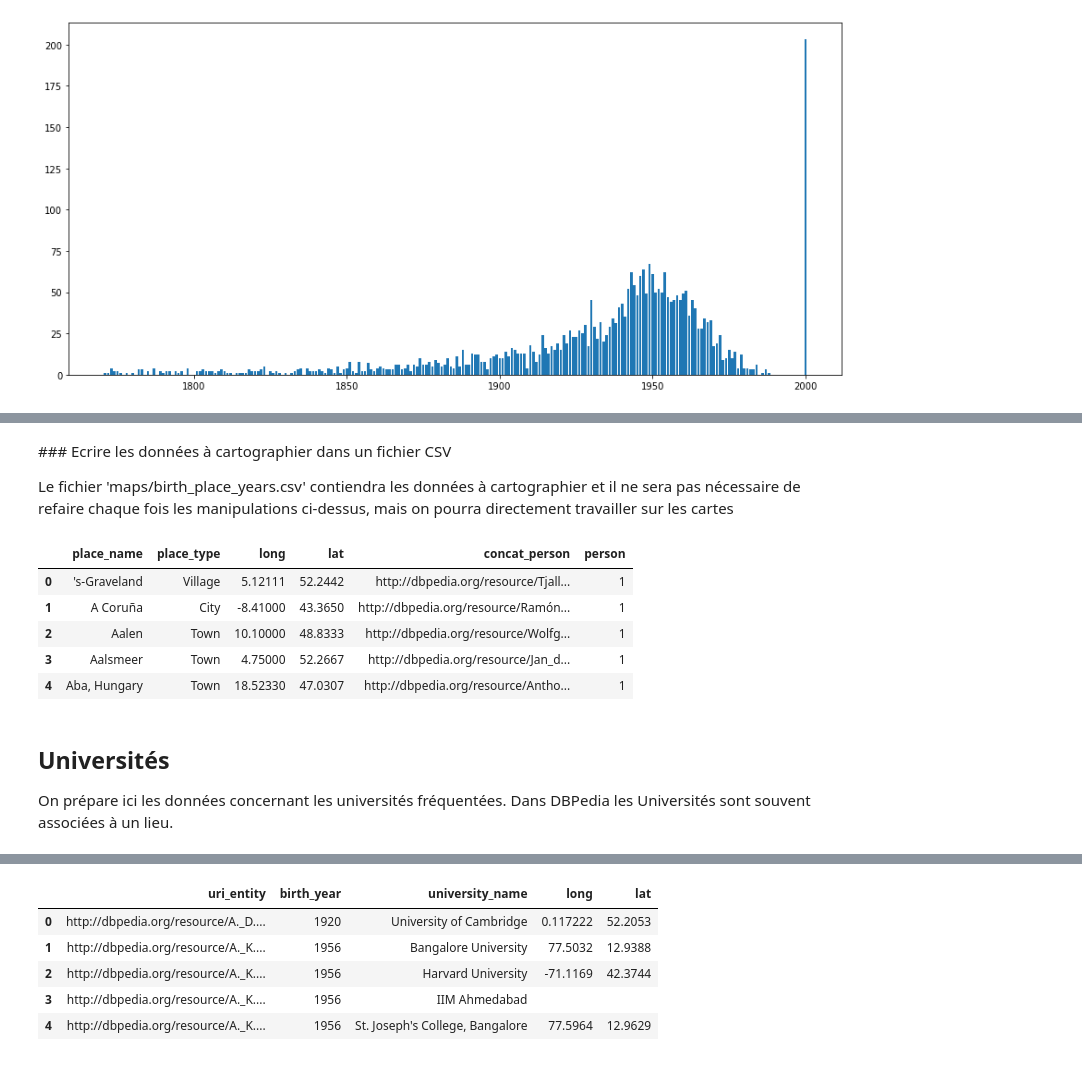
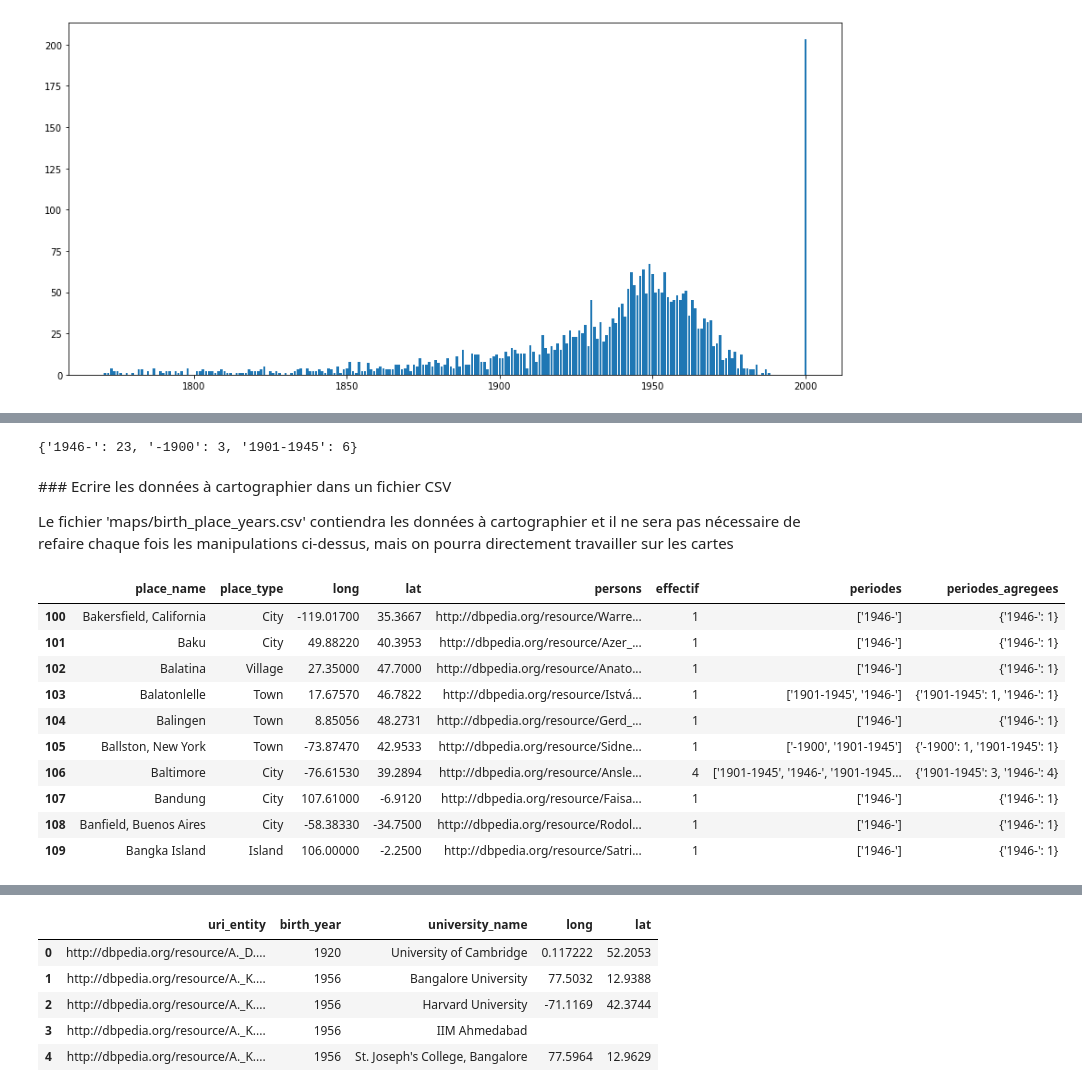
Before and after one commit to Sciences-historiques-numeriques/histoire_numerique, a Jupyter notebook: sparql/dbpedia_analyse_lieux.ipynb, the cells around one changed output, grey strips where cells are left out. Cells and saved outputs as stored; diff of their text form; code cells hidden in the pictures.

```diff
--- a/sparql/dbpedia_analyse_lieux.ipynb
+++ b/sparql/dbpedia_analyse_lieux.ipynb
@@ -444,3 +507,7 @@ place_count[place_count['place_name'] == 'London']
+# %%
+place_count[place_count['place_name'] == 'London']['periodes_agregees'].values[0]
+# %% [output]
+{'1946-': 23, '-1900': 3, '1901-1945': 6}
 # %% [markdown]
 ### Ecrire les données à cartographier dans un fichier CSV
 
@@ -450,16 +517,17 @@ place_count.to_csv('maps/birth_place_years.csv', sep=';')
 # %%
 ### Importer le CSV et mettre son contenu dans la variable 'place_count'
 # au cas où on ne souhaite pas répéter toutes les opérations précédentes
 place_count = pd.read_csv('maps/birth_place_years.csv', sep=';', index_col=[0])
-place_count.head()
+place_count.iloc[100:110]
 # %% [output]
-|  | place_name | place_type | long | lat | concat_person | person |
-| 0 | 's-Graveland | Village | 5.12111 | 52.2442 | http://dbpedia.org/resource/Tjall... | 1 |
-| 1 | A Coruña | City | -8.41000 | 43.3650 | http://dbpedia.org/resource/Ramón... | 1 |
-| 2 | Aalen | Town | 10.10000 | 48.8333 | http://dbpedia.org/resource/Wolfg... | 1 |
-| 3 | Aalsmeer | Town | 4.75000 | 52.2667 | http://dbpedia.org/resource/Jan_d... | 1 |
-| 4 | Aba, Hungary | Town | 18.52330 | 47.0307 | http://dbpedia.org/resource/Antho... | 1 |
+|  | place_name | place_type | long | lat | persons | effectif | periodes | periodes_agregees |
+| 100 | Bakersfield, California | City | -119.01700 | 35.3667 | http://dbpedia.org/resource/Warre... | 1 | ['1946-'] | {'1946-': 1} |
+| 101 | Baku | City | 49.88220 | 40.3953 | http://dbpedia.org/resource/Azer_... | 1 | ['1946-'] | {'1946-': 1} |
+| 102 | Balatina | Village | 27.35000 | 47.7000 | http://dbpedia.org/resource/Anato... | 1 | ['1946-'] | {'1946-': 1} |
+| 103 | Balatonlelle | Town | 17.67570 | 46.7822 | http://dbpedia.org/resource/Istvá... | 1 | ['1901-1945', '1946-'] | {'1901-1945': 1, '1946-': 1} |
+| 104 | Balingen | Town | 8.85056 | 48.2731 | http://dbpedia.org/resource/Gerd_... | 1 | ['1946-'] | {'1946-': 1} |
+| 105 | Ballston, New York | Town | -73.87470 | 42.9533 | http://dbpedia.org/resource/Sidne... | 1 | ['-1900', '1901-1945'] | {'-1900': 1, '1901-1945': 1} |
+| 106 | Baltimore | City | -76.61530 | 39.2894 | http://dbpedia.org/resource/Ansle... | 4 | ['1901-1945', '1946-', '1901-1945... | {'1901-1945': 3, '1946-': 4} |
+| 107 | Bandung | City | 107.61000 | -6.9120 | http://dbpedia.org/resource/Faisa... | 1 | ['1946-'] | {'1946-': 1} |
+| 108 | Banfield, Buenos Aires | City | -58.38330 | -34.7500 | http://dbpedia.org/resource/Rodol... | 1 | ['1946-'] | {'1946-': 1} |
+| 109 | Bangka Island | Island | 106.00000 | -2.2500 | http://dbpedia.org/resource/Satri... | 1 | ['1946-'] | {'1946-': 1} |
-# %% [markdown]
-## Universités
-
-On prépare ici les données concernant les universités fréquentées. Dans DBPedia les Universités sont souvent associées à un lieu.
```
Also changed, not shown: parts of 70 cells of this notebook, 12 other files.
